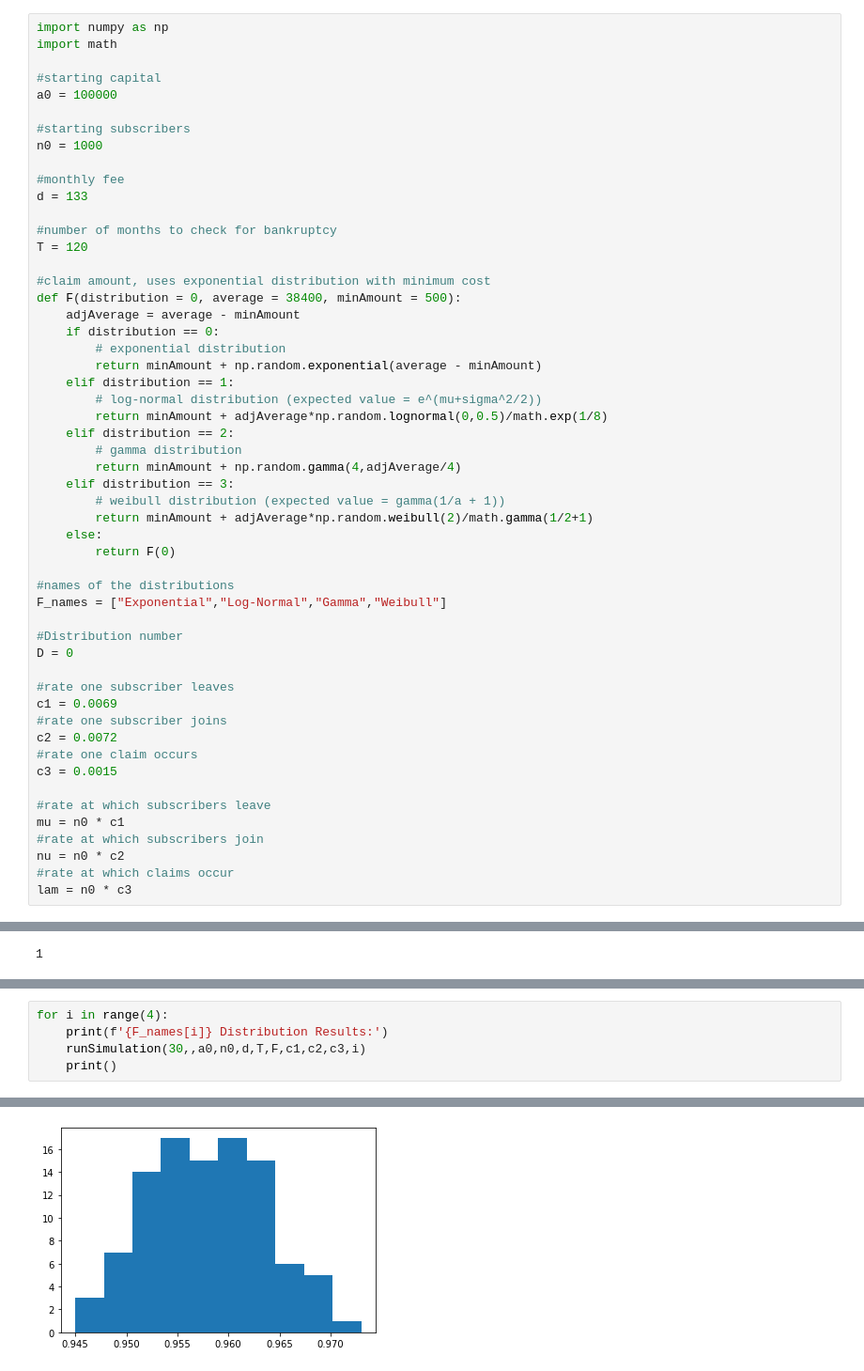
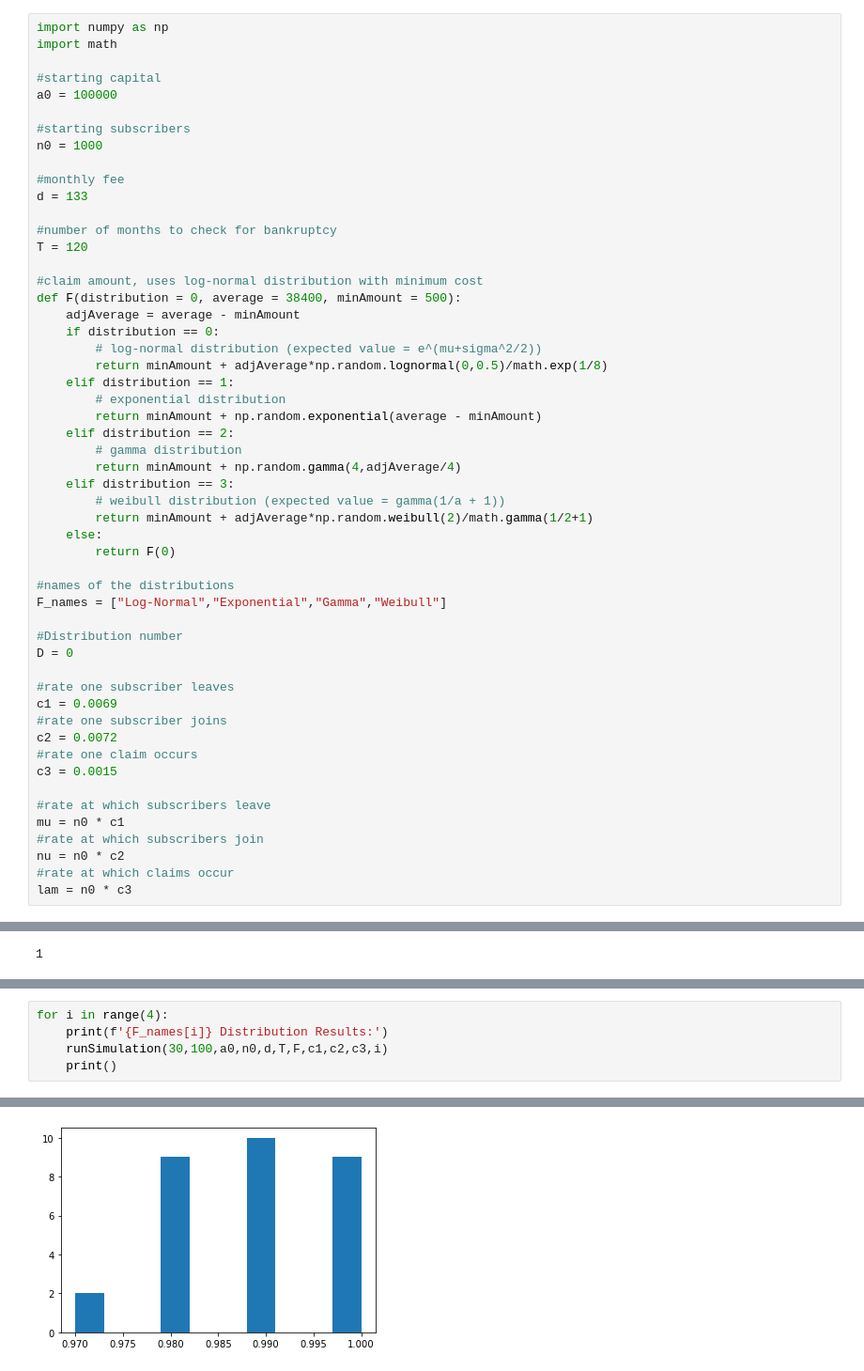
Before and after one commit to Tau777/risk-math-model, a Jupyter notebook: Risk Model.ipynb, the cells around one changed output, grey strips where cells are left out. Shown at 94% size. Saved outputs shown, nothing was run; the diff lists cells and outputs as text.

Commit message:
updating default to log-normal

```diff
--- a/Risk Model.ipynb
+++ b/Risk Model.ipynb
@@ -14,15 +14,15 @@ d = 133
 #number of months to check for bankruptcy
 T = 120
 
-#claim amount, uses exponential distribution with minimum cost
+#claim amount, uses log-normal distribution with minimum cost
 def F(distribution = 0, average = 38400, minAmount = 500):
     adjAverage = average - minAmount
     if distribution == 0:
+        # log-normal distribution (expected value = e^(mu+sigma^2/2))
+        return minAmount + adjAverage*np.random.lognormal(0,0.5)/math.exp(1/8)
+    elif distribution == 1:
         # exponential distribution
         return minAmount + np.random.exponential(average - minAmount)
-    elif distribution == 1:
-        # log-normal distribution (expected value = e^(mu+sigma^2/2))
-        return minAmount + adjAverage*np.random.lognormal(0,0.5)/math.exp(1/8)
     elif distribution == 2:
         # gamma distribution
         return minAmount + np.random.gamma(4,adjAverage/4)
@@ -33,7 +33,7 @@ def F(distribution = 0, average = 38400, minAmount = 500):
         return F(0)
 
 #names of the distributions
-F_names = ["Exponential","Log-Normal","Gamma","Weibull"]
+F_names = ["Log-Normal","Exponential","Gamma","Weibull"]
 
 #Distribution number
 D = 0
@@ -149,6 +149,6 @@ Average success: 0.9583333333333333
 # %%
 for i in range(4):
     print(f'{F_names[i]} Distribution Results:')
-    runSimulation(30,,a0,n0,d,T,F,c1,c2,c3,i)
+    runSimulation(30,100,a0,n0,d,T,F,c1,c2,c3,i)
     print()
 # %% [output]
@@ -156 +156 @@ Exponential Distribution Results:
-[figure, old version]
+[figure, new version]
```
Also changed, not shown: parts of 4 cells of this notebook.
